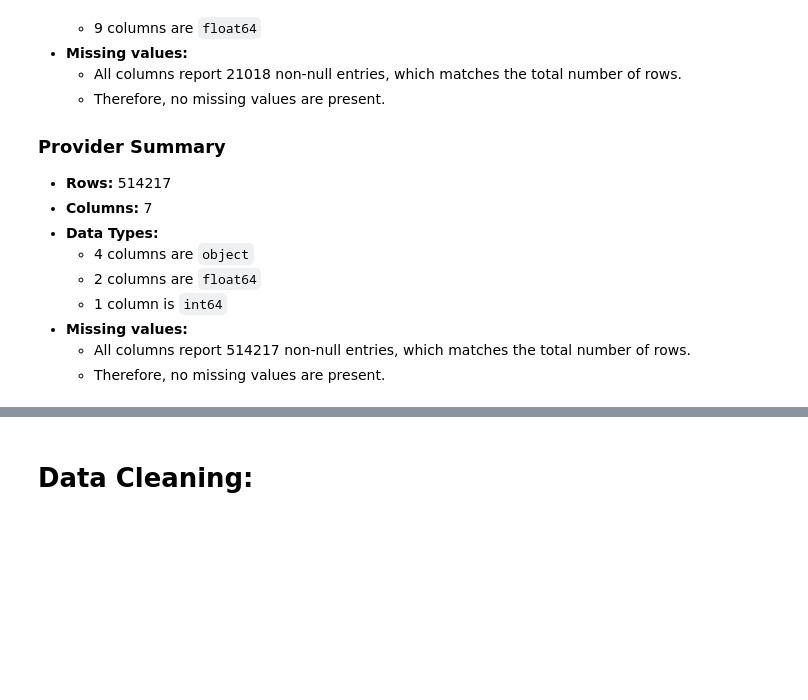
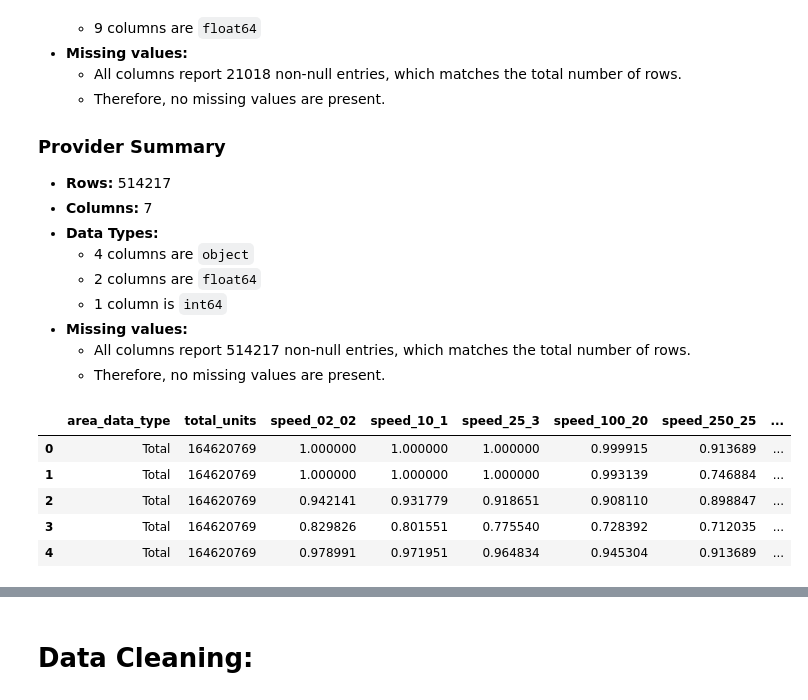
Before and after one commit to AishaniD078/huds_ms_airband_analysis_2_repo, a Jupyter notebook: HUDS_Research_Skeleton_Notebook_Aishani.ipynb, the cells around one changed output, grey strips where cells are left out. Cells and saved outputs as stored; diff of their text form; code cells hidden in the pictures; blank space fills up the shorter version.

Commit message:
Created new fixed and mobile dataframes.

```diff
--- a/HUDS_Research_Skeleton_Notebook_Aishani.ipynb
+++ b/HUDS_Research_Skeleton_Notebook_Aishani.ipynb
@@ -285,3 +285,13 @@ The number of non-null values does not match the total number expected based on
 - **Missing values:**
   - All columns report 514217 non-null entries, which matches the total number of rows.
   - Therefore, no missing values are present.
+# %%
+new_fixed_bb = fixed_bb[['area_data_type','total_units', 'speed_02_02', 'speed_10_1', 'speed_25_3', 'speed_100_20', 'speed_250_25', 'speed_1000_100']].copy()
+new_fixed_bb.head()
+# %% [output]
+|  | area_data_type | total_units | speed_02_02 | speed_10_1 | speed_25_3 | speed_100_20 | speed_250_25 | ... |
+| 0 | Total | 164620769 | 1.000000 | 1.000000 | 1.000000 | 0.999915 | 0.913689 | ... |
+| 1 | Total | 164620769 | 1.000000 | 1.000000 | 1.000000 | 0.993139 | 0.746884 | ... |
+| 2 | Total | 164620769 | 0.942141 | 0.931779 | 0.918651 | 0.908110 | 0.898847 | ... |
+| 3 | Total | 164620769 | 0.829826 | 0.801551 | 0.775540 | 0.728392 | 0.712035 | ... |
+| 4 | Total | 164620769 | 0.978991 | 0.971951 | 0.964834 | 0.945304 | 0.913689 | ... |
```
Also changed, not shown: parts of 3 cells of this notebook.
